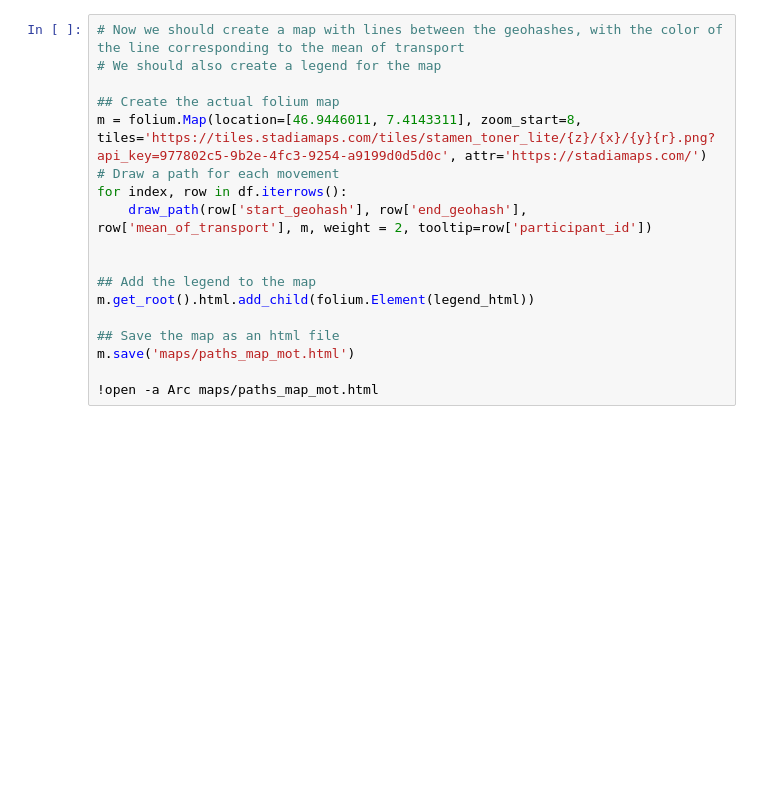
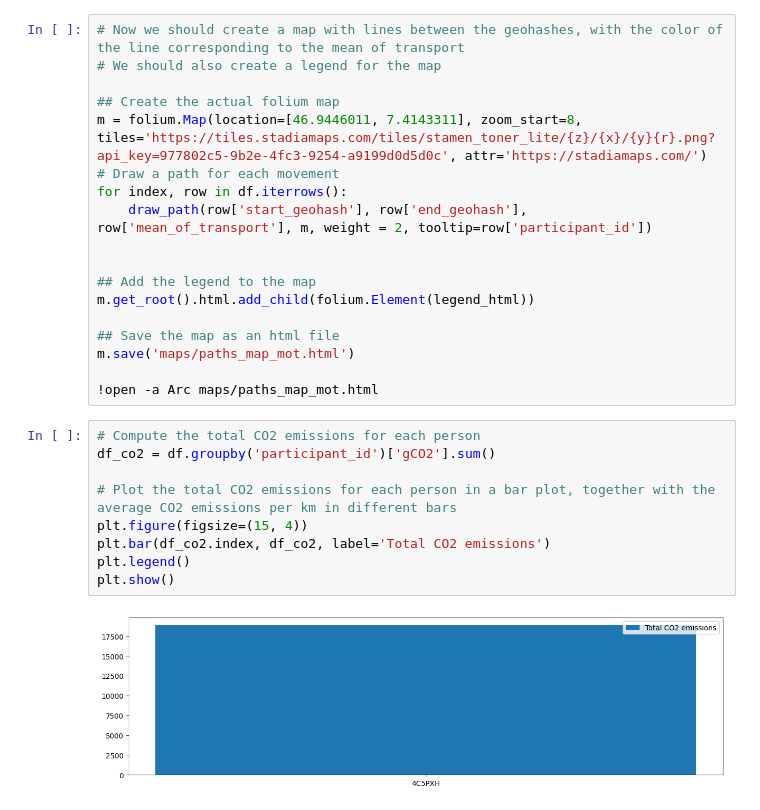
Before and after one commit to colombmo/SWICE_analysis, a Jupyter notebook: movements_analysis.ipynb, the cells around one changed output. Cells and saved outputs as stored; diff of their text form; blank space fills up the shorter version.

```diff
--- a/movements_analysis.ipynb
+++ b/movements_analysis.ipynb
@@ -542,3 +536,14 @@ m.get_root().html.add_child(folium.Element(legend_html))
 m.save('maps/paths_map_mot.html')
 
 !open -a Arc maps/paths_map_mot.html
+# %%
+# Compute the total CO2 emissions for each person
+df_co2 = df.groupby('participant_id')['gCO2'].sum()
+
+# Plot the total CO2 emissions for each person in a bar plot, together with the average CO2 emissions per km in different bars
+plt.figure(figsize=(15, 4))
+plt.bar(df_co2.index, df_co2, label='Total CO2 emissions')
+plt.legend()
+plt.show()
+# %% [output]
+[figure, added]
```
Also changed, not shown: parts of 30 cells of this notebook, 19 other files.
